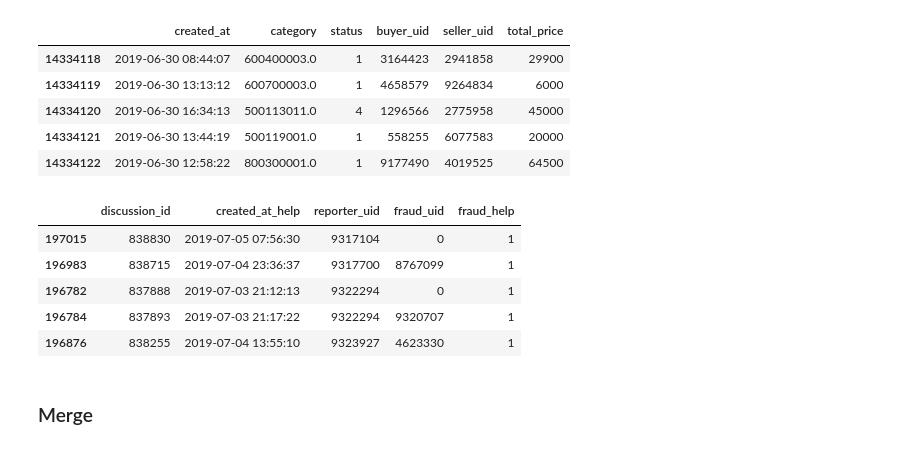
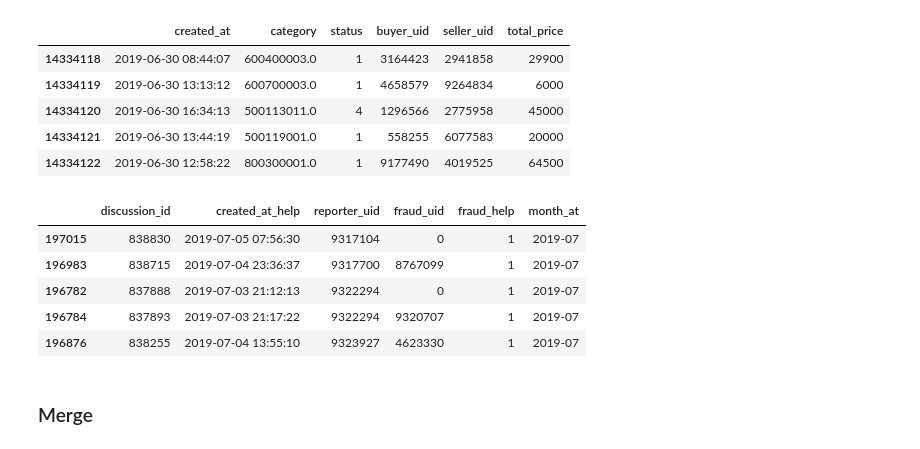
Before and after one commit to kiyoja07/python-bunjang, a Jupyter notebook: data-analysis/jupyter/12.fraud_bunp.ipynb, the cells around one changed output. Cells and saved outputs as stored; diff of their text form; code cells hidden in the pictures.

```diff
--- a/data-analysis/jupyter/11.fraud_bunp.ipynb
+++ b/data-analysis/jupyter/12.fraud_bunp.ipynb
@@ -41,15 +26,30 @@ bunp_raw.tail()
 # %%
+# 번프 전체 데이터
+read_path = '../csv/bunp_history_all.csv'
+bunp_raw = pd.read_csv(read_path)
+
+bunp_raw = bunp_raw.rename(columns={'seller_pid_price': 'total_price'})
+
+
 # 2017년 이후 번프 내역
 bunp_raw_17 = bunp_raw
 
+# make 'year' column
 bunp_raw_17['year'] = bunp_raw_17['created_at'].astype(str).str[:4]
 bunp_raw_17['year'] = bunp_raw_17['year'].astype(int)
 
 bunp_raw_17 = bunp_raw_17[bunp_raw_17['year'] >= 2017]
 
-# drop columns
+# drop 'year' column
 bunp_raw_17 = bunp_raw_17.drop(['year'], axis=1)
 
+# change type to str
+for col in ['buyer_uid', 'seller_uid']:
+
+    df = bunp_raw_17
+
+    df[col] = df[col].astype('str')
+
 bunp_raw_17.tail()
 # %% [output]
 |  | created_at | category | status | buyer_uid | seller_uid | total_price |
@@ -61,24 +61,34 @@ bunp_raw_17.tail()
 # %%
 # 거래관련 상담센터 신고 list
 read_path = '../csv/help_reporter_frauder.csv'
 help_raw = pd.read_csv(read_path)
 
 help_raw['fraud_help'] = 1
 
 help_raw = help_raw.sort_values(['reporter_uid', 'fraud_uid', 'created_at'])  # sort again, ascending
 
 help_raw = help_raw.drop_duplicates(['reporter_uid', 'fraud_uid'])  # drop duplicated row, keep 1st row
 
 help_raw = help_raw.rename(columns={'created_at': 'created_at_help'})
 
+help_raw['month_at'] = help_raw['created_at_help'].astype(str).str[:7]
+
+# change type to str
+for col in ['reporter_uid', 'fraud_uid']:
+
+    df = help_raw
+
+    df[col] = df[col].astype('str')
+
+
 help_raw.tail()
 # %% [output]
-|  | discussion_id | created_at_help | reporter_uid | fraud_uid | fraud_help |
-| 197015 | 838830 | 2019-07-05 07:56:30 | 9317104 | 0 | 1 |
-| 196983 | 838715 | 2019-07-04 23:36:37 | 9317700 | 8767099 | 1 |
-| 196782 | 837888 | 2019-07-03 21:12:13 | 9322294 | 0 | 1 |
-| 196784 | 837893 | 2019-07-03 21:17:22 | 9322294 | 9320707 | 1 |
-| 196876 | 838255 | 2019-07-04 13:55:10 | 9323927 | 4623330 | 1 |
+|  | discussion_id | created_at_help | reporter_uid | fraud_uid | fraud_help | month_at |
+| 197015 | 838830 | 2019-07-05 07:56:30 | 9317104 | 0 | 1 | 2019-07 |
+| 196983 | 838715 | 2019-07-04 23:36:37 | 9317700 | 8767099 | 1 | 2019-07 |
+| 196782 | 837888 | 2019-07-03 21:12:13 | 9322294 | 0 | 1 | 2019-07 |
+| 196784 | 837893 | 2019-07-03 21:17:22 | 9322294 | 9320707 | 1 | 2019-07 |
+| 196876 | 838255 | 2019-07-04 13:55:10 | 9323927 | 4623330 | 1 | 2019-07 |
 # %% [markdown]
 ### Merge
 # %%
```
Also changed, not shown: parts of 9 cells of this notebook, 8 other files.
